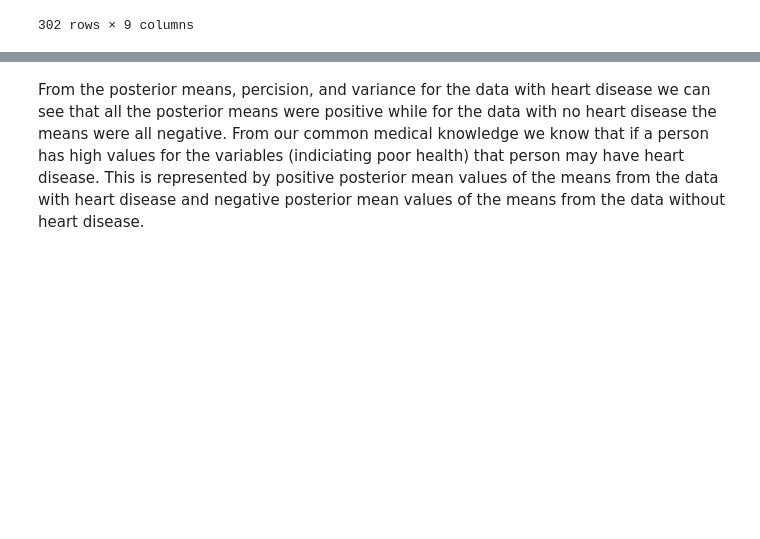
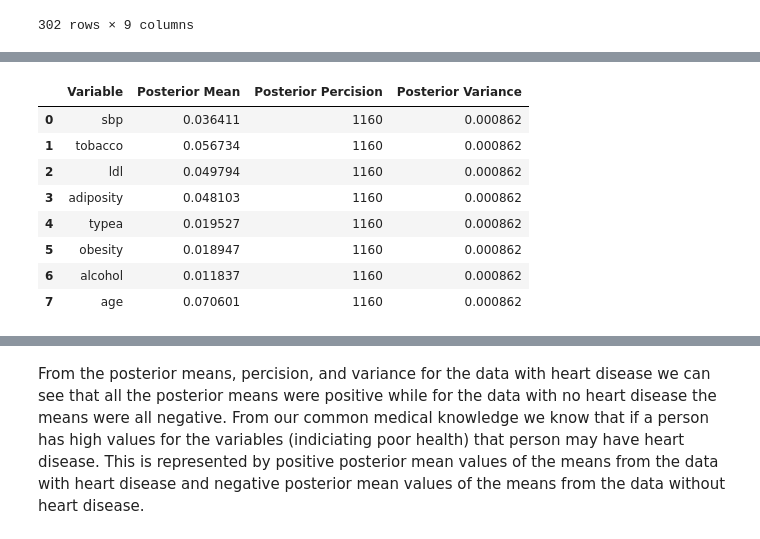
Before and after one commit to hyunsukr/DS6040-Bayesian-Machine-Learning, a Jupyter notebook: Module1/hw1.ipynb, the cells around one changed output, grey strips where cells are left out. Saved outputs shown, nothing was run; the diff lists cells and outputs as text; code cells hidden in the pictures; blank space fills up the shorter version.

```diff
--- a/Module1/hw1.ipynb
+++ b/Module1/hw1.ipynb
@@ -425,7 +422,0 @@ Computing Priors
-# %%
-import numpy as np
-xbar_has_cor = has_cor.mean()[:-1].values
-Lambda0 = np.identity(has_cor.shape[1]-1)
-mu0 = np.zeros(has_cor.shape[1]-1)
-Lambda = np.identity(has_cor.shape[1]-1)
-n = len(has_cor)
@@ -447,6 +422,0 @@ Posterior for non cor disease.
-# %%
-xbar_no_cor = no_cor.mean()[:-1].values
-Lambda0 = np.identity(no_cor.shape[1]-1)
-mu0 = np.zeros(no_cor.shape[1]-1)
-Lambda = np.identity(no_cor.shape[1]-1)
-n = len(no_cor)
@@ -482,0 +423,31 @@ posterior_full
+# %%
+import numpy as np
+posterior_data_has_cor = []
+for i in has_cor.columns:
+    if i != "chd":
+        n = len(has_cor)
+        # when we use conjugate priors, we only need to use Python like a simple calculator
+        xbar = np.average(has_cor[i])
+        tau0 = 1000 # chosen hyperparameter
+        ## Pick a high tau0 because we know that the variance should be 0, which means a high tau0
+        mu0 = 0  # chosen hyperparameter
+        tau = 1 # assumed known
+        # "getting" the posterior is simply invoking the formula
+        posterior_mean = xbar*(n*tau/(tau0 + n*tau )) + mu0*(tau0/(tau0 + n*tau ))
+        posterior_precision = tau0 + n*tau
+        posterior_variance = 1/posterior_precision
+        posterior_data_has_cor.append([i, posterior_mean, posterior_precision, posterior_variance])
+
+posterior_has_cor = pd.DataFrame(posterior_data_has_cor)
+posterior_has_cor.columns = ['Variable', 'Posterior Mean', 'Posterior Percision', 'Posterior Variance']
+posterior_has_cor
+# %% [output]
+|  | Variable | Posterior Mean | Posterior Percision | Posterior Variance |
+| 0 | sbp | 0.036411 | 1160 | 0.000862 |
+| 1 | tobacco | 0.056734 | 1160 | 0.000862 |
+| 2 | ldl | 0.049794 | 1160 | 0.000862 |
+| 3 | adiposity | 0.048103 | 1160 | 0.000862 |
+| 4 | typea | 0.019527 | 1160 | 0.000862 |
+| 5 | obesity | 0.018947 | 1160 | 0.000862 |
+| 6 | alcohol | 0.011837 | 1160 | 0.000862 |
+| 7 | age | 0.070601 | 1160 | 0.000862 |
```
Also changed, not shown: parts of 8 cells of this notebook.
